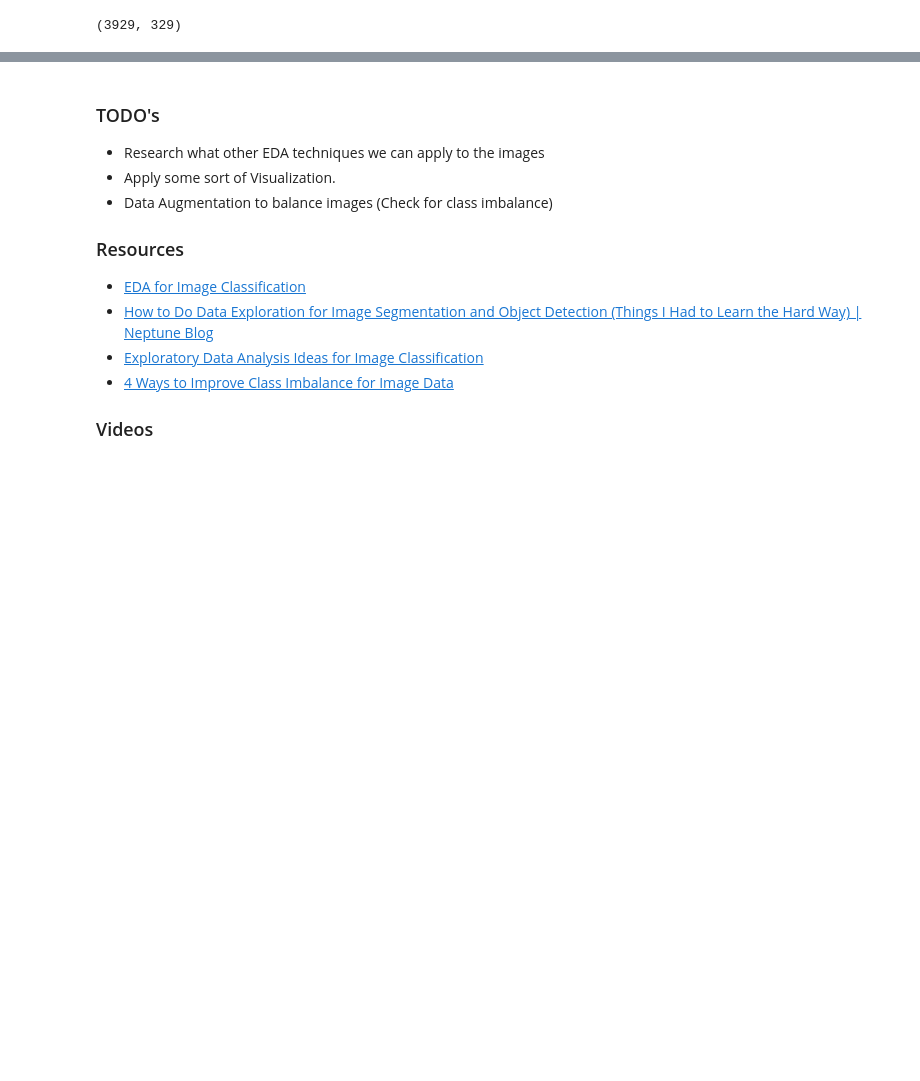
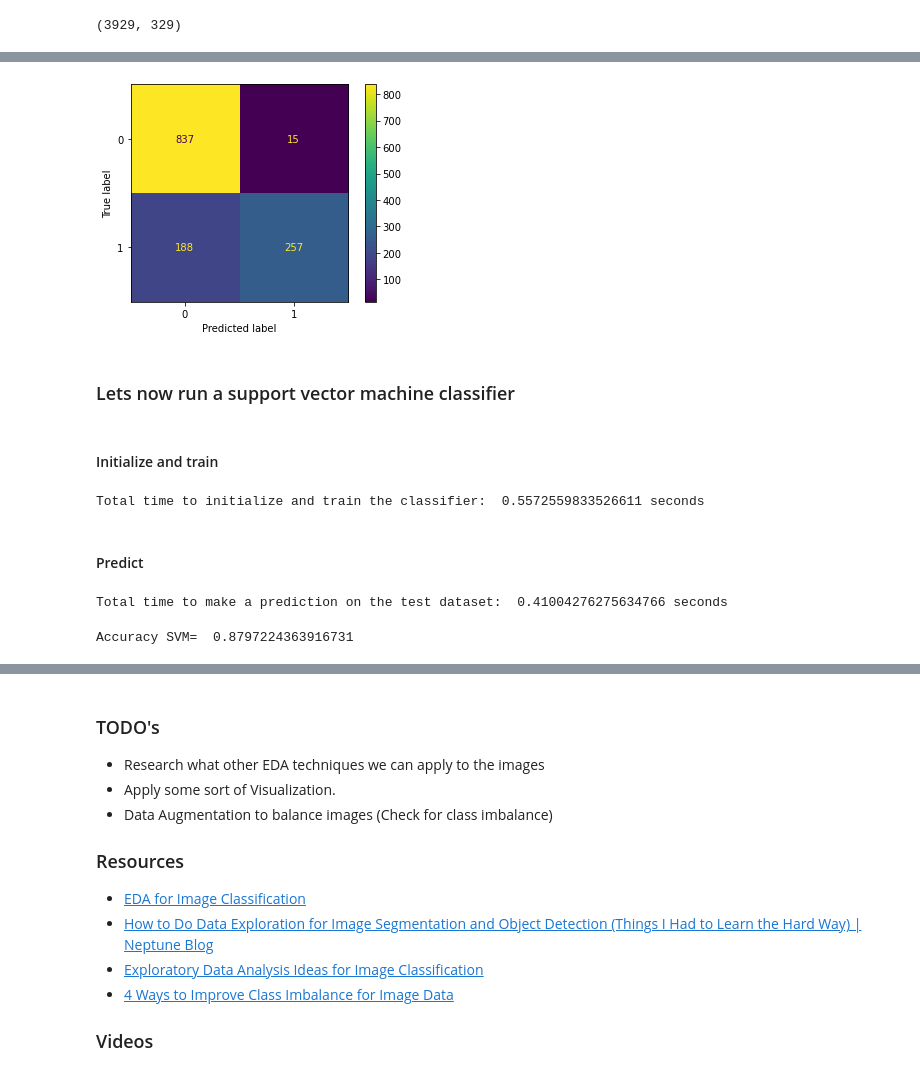
Before and after one commit to FgSurewin/Brain_Tumor_Project, a Jupyter notebook: notebooks/Juans_notebook.ipynb, the cells around one changed output, grey strips where cells are left out. Cells and saved outputs as stored; diff of their text form; code cells hidden in the pictures; blank space fills up the shorter version.

Commit message:
Added confusion matrix

```diff
--- a/notebooks/Juans_notebook.ipynb
+++ b/notebooks/Juans_notebook.ipynb
@@ -168,13 +194,12 @@ value.shape
 # %% [output]
 (3929, 329)
 # %%
-from sklearn.model_selection import train_test_split
+## Re-assign the X value and re-run a train-test split
 
-X = value
-y = df.label
+X = pca_reduced_90_percent
 
+## Check the shape
 print(X.shape)
-print(y.shape)
 
 X_train, X_test, y_train, y_test = train_test_split(X, y, test_size=0.33, random_state=42)
 # %% [output]
@@ -193,0 +211,6 @@ ytest_pred = clf.predict(X_test)
+# %%
+start = time.time()
+clf = RandomForestClassifier(n_estimators=300 ,random_state=0)
+clf.fit(X_train, y_train)
+end = time.time()
+print('Total time to initialize and train the classifier: ', end-start, 'seconds')
@@ -193,0 +221,5 @@ ytest_pred = clf.predict(X_test)
+# %%
+start = time.time()
+ytest_pred = clf.predict(X_test)
+end = time.time()
+print('Total time to make a prediction on the test dataset: ', end-start, 'seconds')
@@ -199,0 +247,31 @@ Accuracy =  0.843484965304549
+# %%
+cm = confusion_matrix(y_test,ytest_pred)
+# %%
+cm_display = ConfusionMatrixDisplay(cm).plot()
+# %% [output]
+[figure, added]
+# %% [markdown]
+### Lets now run a support vector machine classifier
+# %% [markdown]
+#### Initialize and train
+# %%
+start = time.time()
+SVM = SVC(kernel='rbf')
+SVM.fit(X_train,y_train)
+end = time.time()
+print('Total time to initialize and train the classifier: ', end-start, 'seconds')
+# %% [output]
+Total time to initialize and train the classifier:  0.5572559833526611 seconds
+# %% [markdown]
+#### Predict
+# %%
+start = time.time()
+ytest_pred = SVM.predict(X_test)
+end = time.time()
+print('Total time to make a prediction on the test dataset: ', end-start, 'seconds')
+# %% [output]
+Total time to make a prediction on the test dataset:  0.41004276275634766 seconds
+# %%
+print ("Accuracy SVM= ", metrics.accuracy_score(y_test,ytest_pred))
+# %% [output]
+Accuracy SVM=  0.8797224363916731
```
Also changed, not shown: parts of 31 cells of this notebook.
